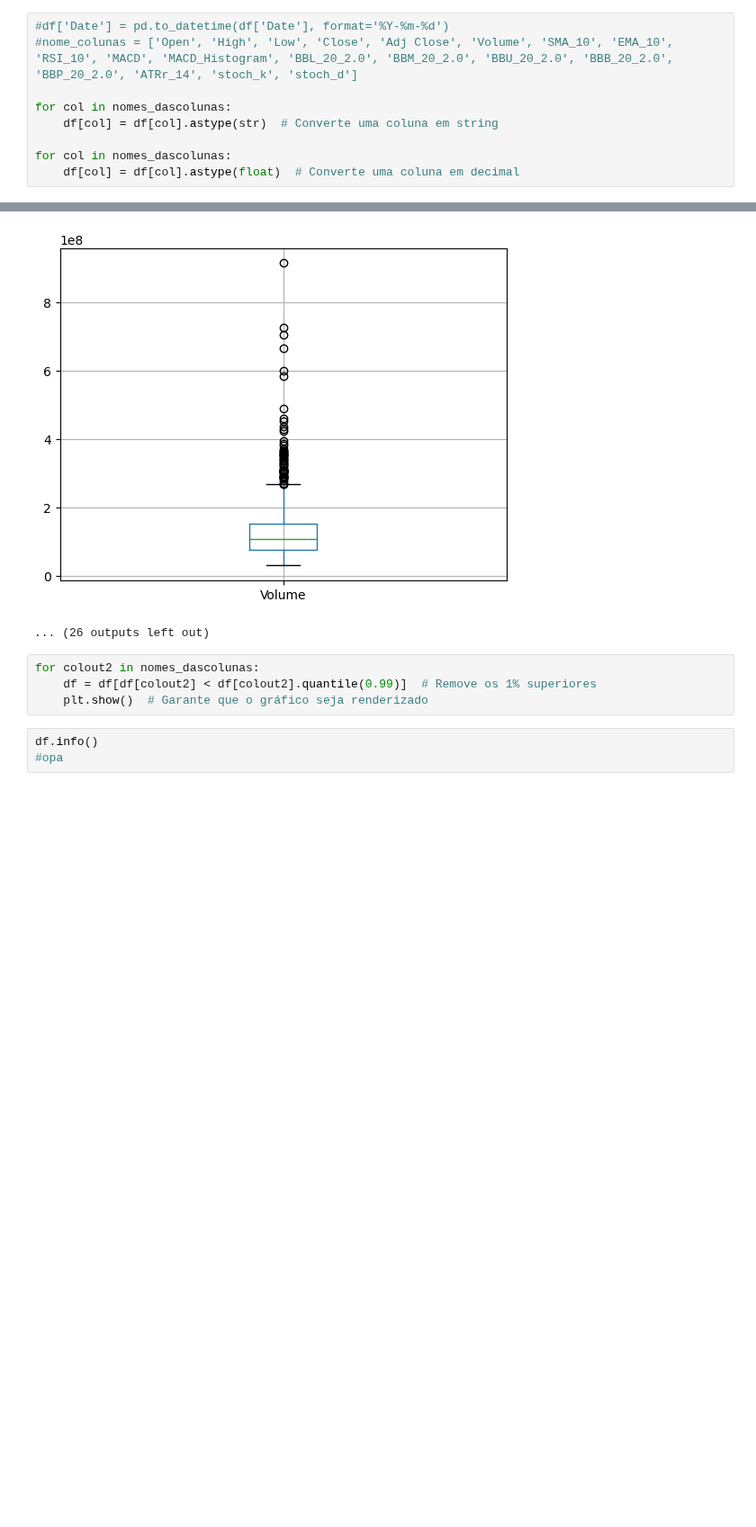
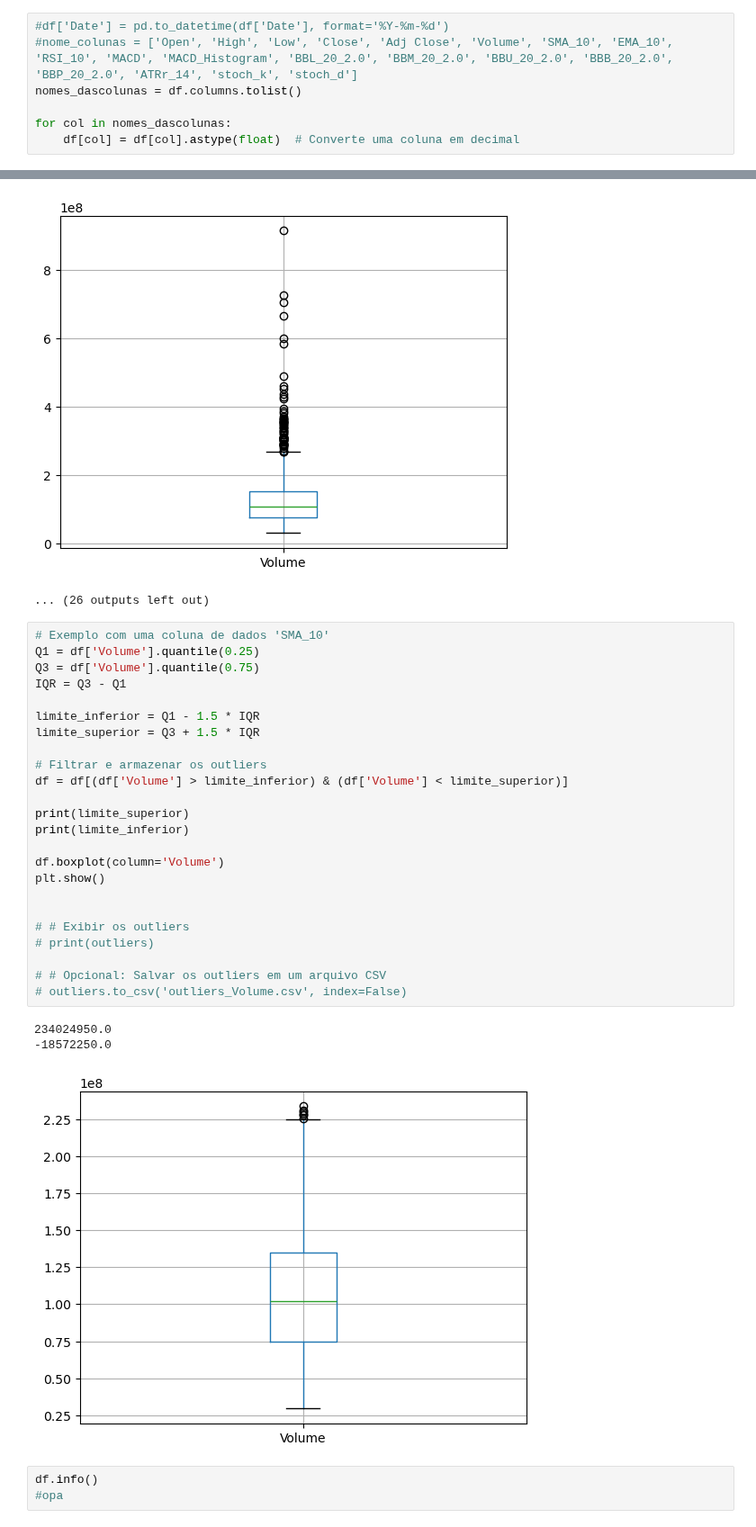
Before and after one commit to TCCCODADA/TCCII, a Jupyter notebook: extraction.ipynb, the cells around one changed output, grey strips where cells are left out. Shown at 90% size. Saved outputs shown, nothing was run; the diff lists cells and outputs as text; blank space fills up the shorter version.

```diff
--- a/extraction.ipynb
+++ b/extraction.ipynb
@@ -189,9 +195,7 @@ df.dropna(inplace=True)  # Remove linhas com valores ausentes
 # %%
 #df['Date'] = pd.to_datetime(df['Date'], format='%Y-%m-%d')
 #nome_colunas = ['Open', 'High', 'Low', 'Close', 'Adj Close', 'Volume', 'SMA_10', 'EMA_10', 'RSI_10', 'MACD', 'MACD_Histogram', 'BBL_20_2.0', 'BBM_20_2.0', 'BBU_20_2.0', 'BBB_20_2.0', 'BBP_20_2.0', 'ATRr_14', 'stoch_k', 'stoch_d']
-
-for col in nomes_dascolunas:
-    df[col] = df[col].astype(str)  # Converte uma coluna em string
+nomes_dascolunas = df.columns.tolist()
 
 for col in nomes_dascolunas:
     df[col] = df[col].astype(float)  # Converte uma coluna em decimal
@@ -225,10 +227,34 @@ Axes(0.125,0.11;0.775x0.77)
 Volume
 [figure]
 ... (26 outputs left out)
-# %%
-for colout2 in nomes_dascolunas:
-    df = df[df[colout2] < df[colout2].quantile(0.99)]  # Remove os 1% superiores
-    plt.show()  # Garante que o gráfico seja renderizado
+# %%
+# Exemplo com uma coluna de dados 'SMA_10'
+Q1 = df['Volume'].quantile(0.25)
+Q3 = df['Volume'].quantile(0.75)
+IQR = Q3 - Q1
+
+limite_inferior = Q1 - 1.5 * IQR
+limite_superior = Q3 + 1.5 * IQR
+
+# Filtrar e armazenar os outliers
+df = df[(df['Volume'] > limite_inferior) & (df['Volume'] < limite_superior)]
+
+print(limite_superior)
+print(limite_inferior)
+
+df.boxplot(column='Volume')
+plt.show()
+
+
+# # Exibir os outliers
+# print(outliers)
+
+# # Opcional: Salvar os outliers em um arquivo CSV
+# outliers.to_csv('outliers_Volume.csv', index=False)
+# %% [output]
+234024950.0
+-18572250.0
+[figure, added]
 # %%
 df.info()
 #opa
```
Also changed, not shown: parts of 11 cells of this notebook, 6 other files.
